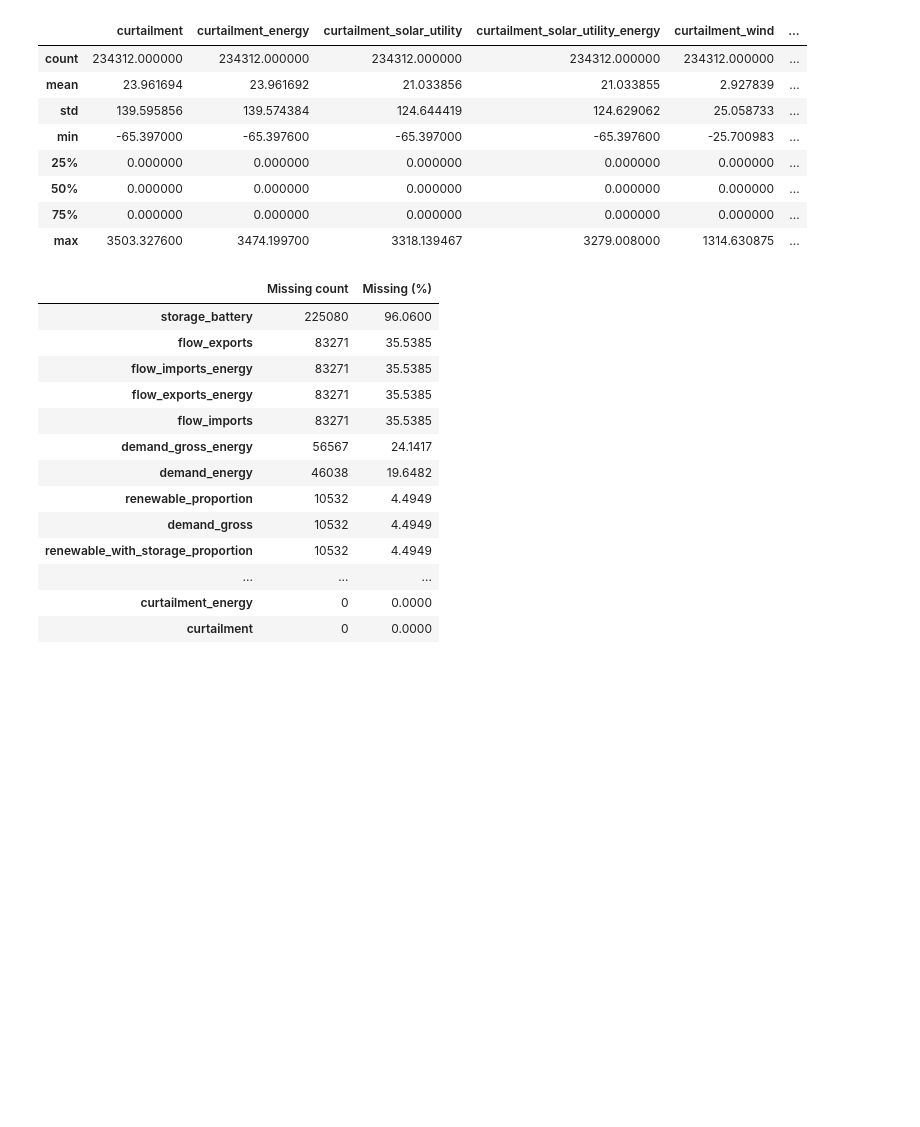
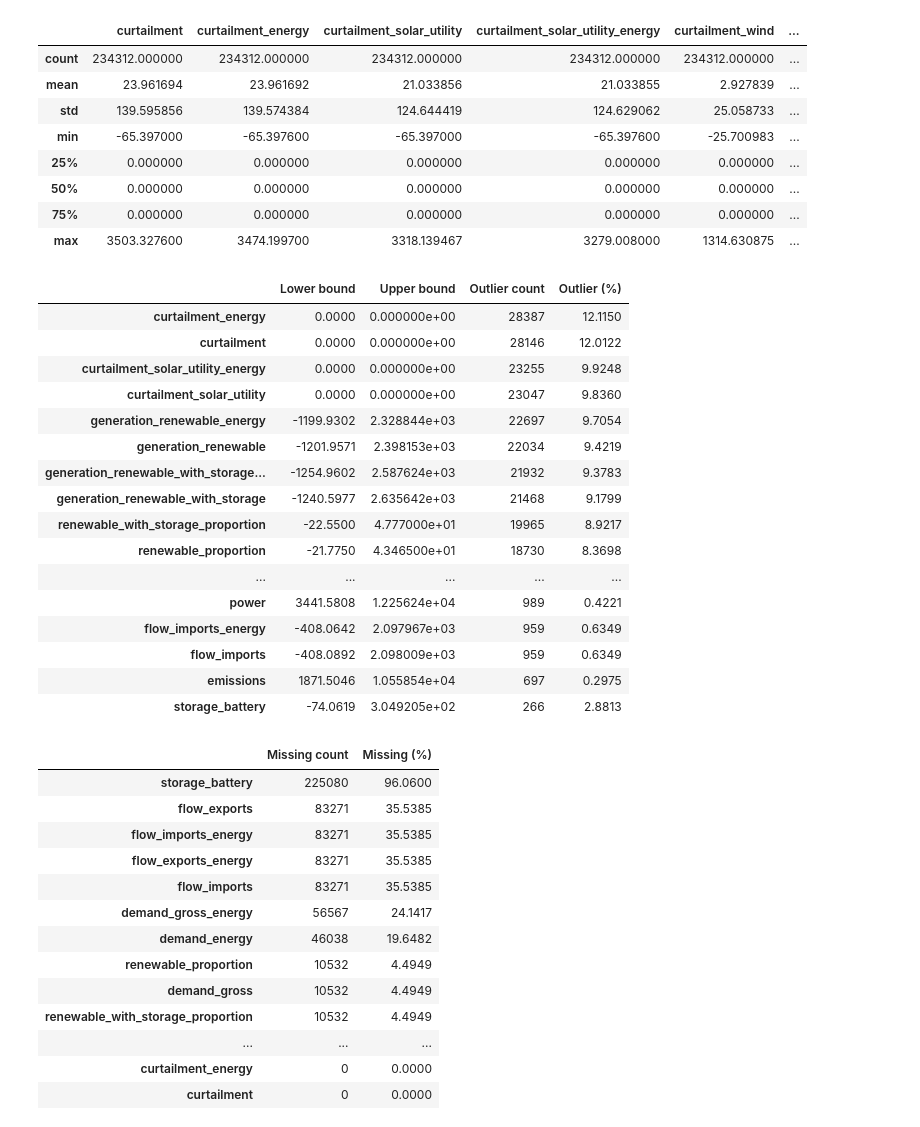
Before and after one commit to txngsten/COMP3742-Capstone-Project, a Jupyter notebook: A1/notebooks/data_cleaning.ipynb, the cells around one changed output. Saved outputs shown, nothing was run; the diff lists cells and outputs as text; code cells hidden in the pictures; blank space fills up the shorter version.

Commit message:
feat: added a outlier summary to the notebook

```diff
--- a/A1/notebooks/data_cleaning.ipynb
+++ b/A1/notebooks/data_cleaning.ipynb
@@ -79,6 +79,37 @@ df.describe()
 | 50% | 0.000000 | 0.000000 | 0.000000 | 0.000000 | 0.000000 | ... |
 | 75% | 0.000000 | 0.000000 | 0.000000 | 0.000000 | 0.000000 | ... |
 | max | 3503.327600 | 3474.199700 | 3318.139467 | 3279.008000 | 1314.630875 | ... |
+# %%
+# Create outlier report
+def outlier_report(df, k=1.5):
+    num = df.select_dtypes("number")
+    q1, q3 = num.quantile(0.25), num.quantile(0.75)
+    lo, hi = q1 - k * (q3 - q1), q3 + k * (q3 - q1)
+    mask = num.lt(lo) | num.gt(hi)
+    return (pd.DataFrame({"Lower bound": lo, "Upper bound": hi,
+                          "Outlier count": mask.sum(),
+                          "Outlier (%)": mask.sum() / num.notna().sum() * 100})
+            .sort_values("Outlier count", ascending=False).round(4))
+
+outlier_report(df)
+# %% [output]
+|  | Lower bound | Upper bound | Outlier count | Outlier (%) |
+| curtailment_energy | 0.0000 | 0.000000e+00 | 28387 | 12.1150 |
+| curtailment | 0.0000 | 0.000000e+00 | 28146 | 12.0122 |
+| curtailment_solar_utility_energy | 0.0000 | 0.000000e+00 | 23255 | 9.9248 |
+| curtailment_solar_utility | 0.0000 | 0.000000e+00 | 23047 | 9.8360 |
+| generation_renewable_energy | -1199.9302 | 2.328844e+03 | 22697 | 9.7054 |
+| generation_renewable | -1201.9571 | 2.398153e+03 | 22034 | 9.4219 |
+| generation_renewable_with_storage... | -1254.9602 | 2.587624e+03 | 21932 | 9.3783 |
+| generation_renewable_with_storage | -1240.5977 | 2.635642e+03 | 21468 | 9.1799 |
+| renewable_with_storage_proportion | -22.5500 | 4.777000e+01 | 19965 | 8.9217 |
+| renewable_proportion | -21.7750 | 4.346500e+01 | 18730 | 8.3698 |
+| ... | ... | ... | ... | ... |
+| power | 3441.5808 | 1.225624e+04 | 989 | 0.4221 |
+| flow_imports_energy | -408.0642 | 2.097967e+03 | 959 | 0.6349 |
+| flow_imports | -408.0892 | 2.098009e+03 | 959 | 0.6349 |
+| emissions | 1871.5046 | 1.055854e+04 | 697 | 0.2975 |
+| storage_battery | -74.0619 | 3.049205e+02 | 266 | 2.8813 |
 # %%
 missing_summary = pd.DataFrame({
     "Missing count": df.isna().sum(),
```
